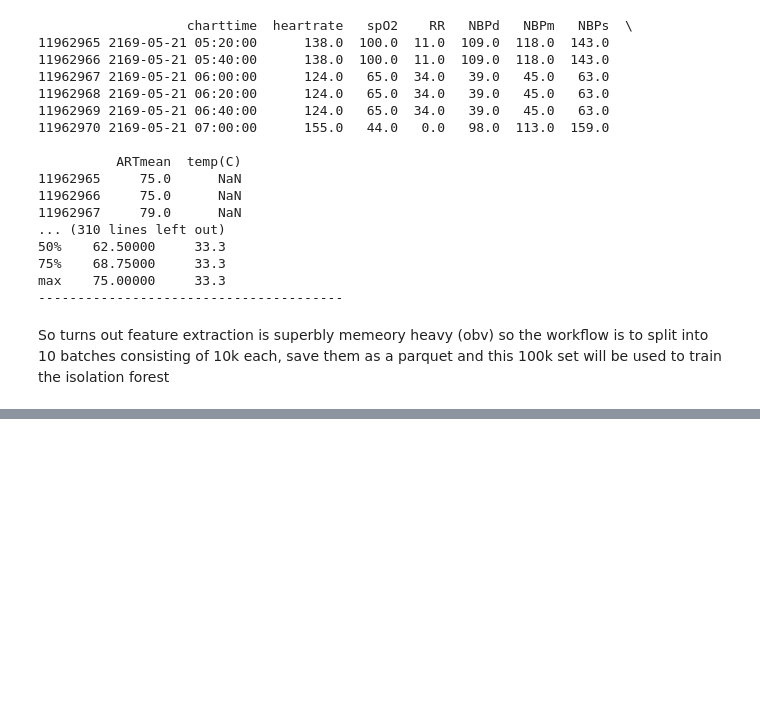
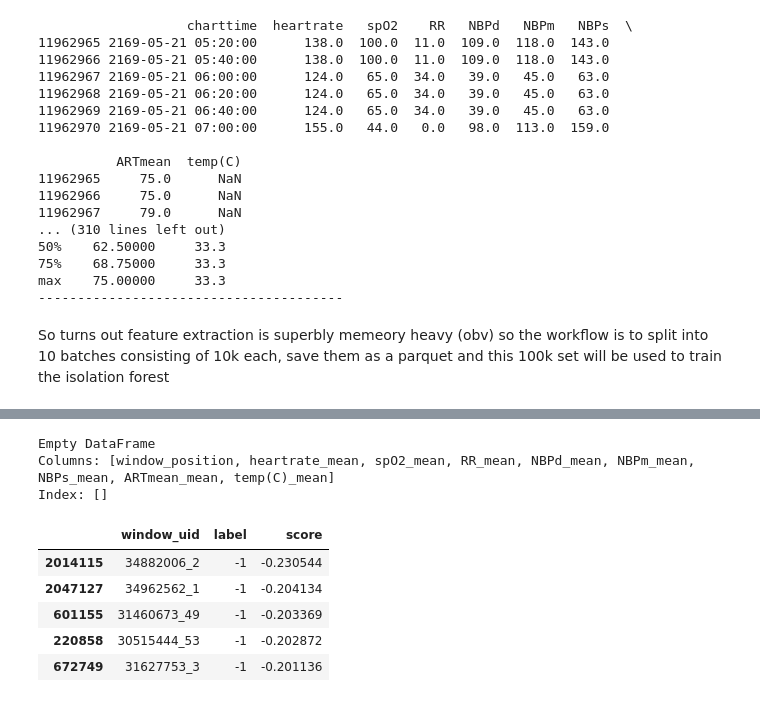
Before and after one commit to pranavv2707/ICU, a Jupyter notebook: notebooks/preprocessing.ipynb, the cells around one changed output, grey strips where cells are left out. Saved outputs shown, nothing was run; the diff lists cells and outputs as text; code cells hidden in the pictures; blank space fills up the shorter version.

Commit message:
temp changes

```diff
--- a/notebooks/preprocessing.ipynb
+++ b/notebooks/preprocessing.ipynb
@@ -1327,0 +1200,19 @@ dtype: float64
+# %%
+mean_cols = [c for c in feature_columns if c.endswith("_mean")]
+print(flagged_windows[["window_position"] + mean_cols])
+# %% [output]
+Empty DataFrame
+Columns: [window_position, heartrate_mean, spO2_mean, RR_mean, NBPd_mean, NBPm_mean, NBPs_mean, ARTmean_mean, temp(C)_mean]
+Index: []
+# %%
+import pandas as pd
+results=pd.read_parquet("results_final.parquet")
+# %%
+results.head()
+# %% [output]
+|  | window_uid | label | score |
+| 2014115 | 34882006_2 | -1 | -0.230544 |
+| 2047127 | 34962562_1 | -1 | -0.204134 |
+| 601155 | 31460673_49 | -1 | -0.203369 |
+| 220858 | 30515444_53 | -1 | -0.202872 |
+| 672749 | 31627753_3 | -1 | -0.201136 |
```
Also changed, not shown: parts of 48 cells of this notebook.
